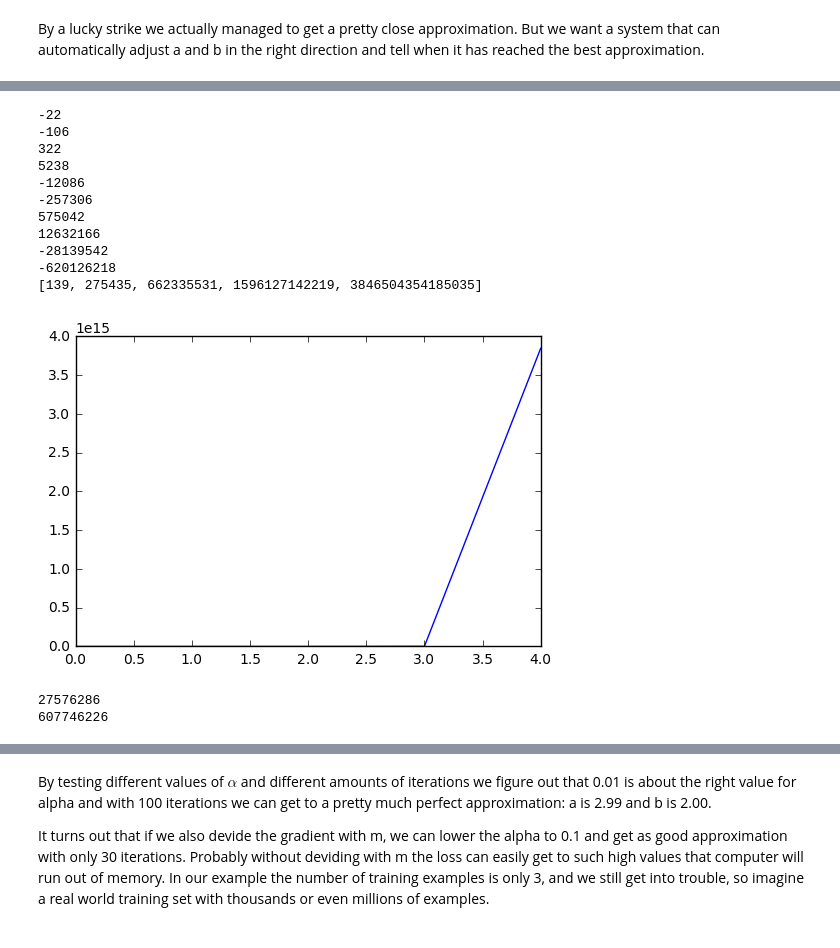
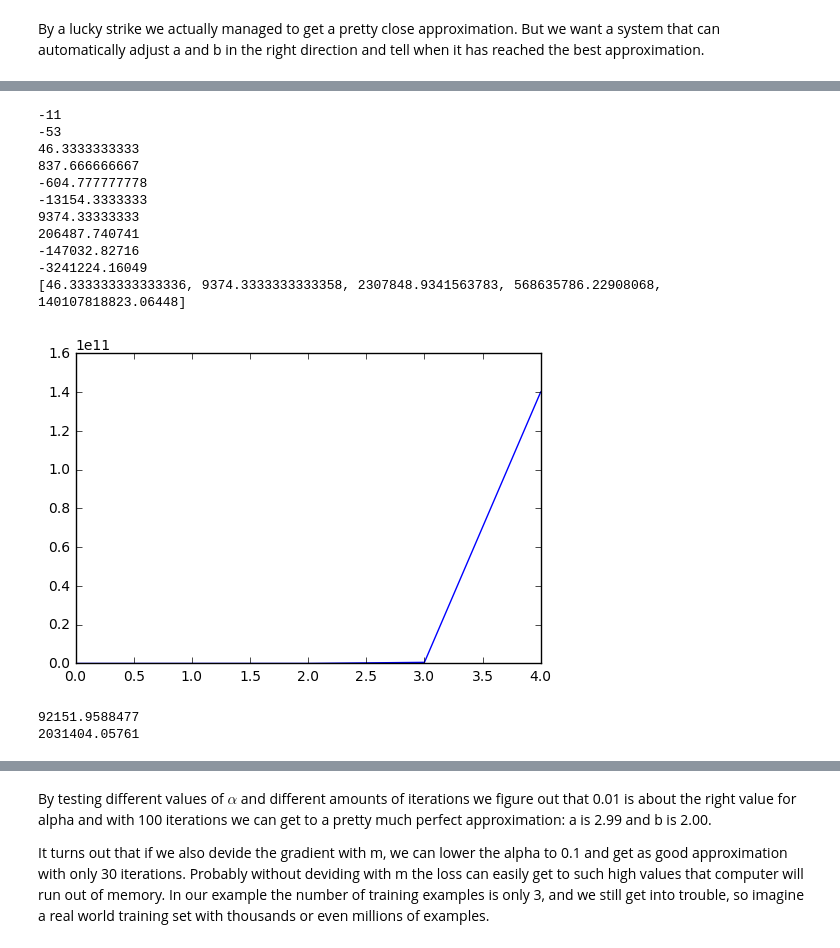
Before and after one commit to jarmop/learning, a Jupyter notebook: machine-learning.ipynb, the cells around one changed output, grey strips where cells are left out. Drawn from its saved outputs; the diff is of its cells as text; code cells hidden in the pictures.

```diff
--- a/machine-learning.ipynb
+++ b/machine-learning.ipynb
@@ -56,7 +56,7 @@ def loss(training_set):
     for x in training_set:
         loss += (machine.h(x) - f(x))**2
 
-    return loss
+    return loss / n
 
 print(loss(training_set))
 
@@ -152,16 +152,16 @@ def loss(training_set):
     for x in training_set:
         loss += (machine.h(x) - f(x))**2
 
-    return loss
+    return loss / n
 
 def gradient(training_set):
     da = 0
     db = 0
     for x in training_set:
-        da += 2*(machine.h(x) - f(x))
-        db += 2*(machine.h(x) - f(x)) * x
+        da += machine.h(x) - f(x)
+        db += (machine.h(x) - f(x)) * x
 
-    return (da, db)
+    return (2 * da / n, 2 * db / n)
 
 iterations = 6
 losses = []
@@ -180,7 +180,7 @@ machine.a = gradients[1][0]
 machine.b = gradients[1][1]
 #for x in training_input:
 for i in range(0, iterations):
-    gradient1.append(machine.h(i) + 107)
+    gradient1.append(machine.h(i) + 36)
 
 print(gradient1)
 
@@ -195,41 +195,41 @@ plt.show()
 # %%
 # Now let's actually use the Gradient descent
 machine = Machine()
 def gradient_descent(machine, training_set):
     iterations = 5
     losses = []
     for i in range(0,iterations):
         losses.append(loss(training_set))
         da = 0
         db = 0
         for x in training_set:
-            da += 2*(machine.h(x) - f(x))
-            db += 2*(machine.h(x) - f(x)) * x
+            da += machine.h(x) - f(x)
+            db += (machine.h(x) - f(x)) * x
         print(da)
         print(db)
-        machine.a -= da
-        machine.b -= db
+        machine.a -= 2 * da / n
+        machine.b -= 2 * db / n
 
     print(losses)
     plt.plot(losses)
     plt.show()
 
 gradient_descent(machine, training_set)
 print(machine.a)
 print(machine.b)
 # %% [output]
--22
--106
-322
-5238
--12086
--257306
-575042
-12632166
--28139542
--620126218
-[139, 275435, 662335531, 1596127142219, 3846504354185035]
+-11
+-53
+46.3333333333
+837.666666667
+-604.777777778
+-13154.3333333
+9374.33333333
+206487.740741
+-147032.82716
+-3241224.16049
+[46.333333333333336, 9374.3333333333358, 2307848.9341563783, 568635786.22908068, 140107818823.06448]
-[figure, old version]
+[figure, new version]
-27576286
-607746226
+92151.9588477
+2031404.05761
 # %% [markdown]
```
Also changed, not shown: parts of 5 cells of this notebook.
